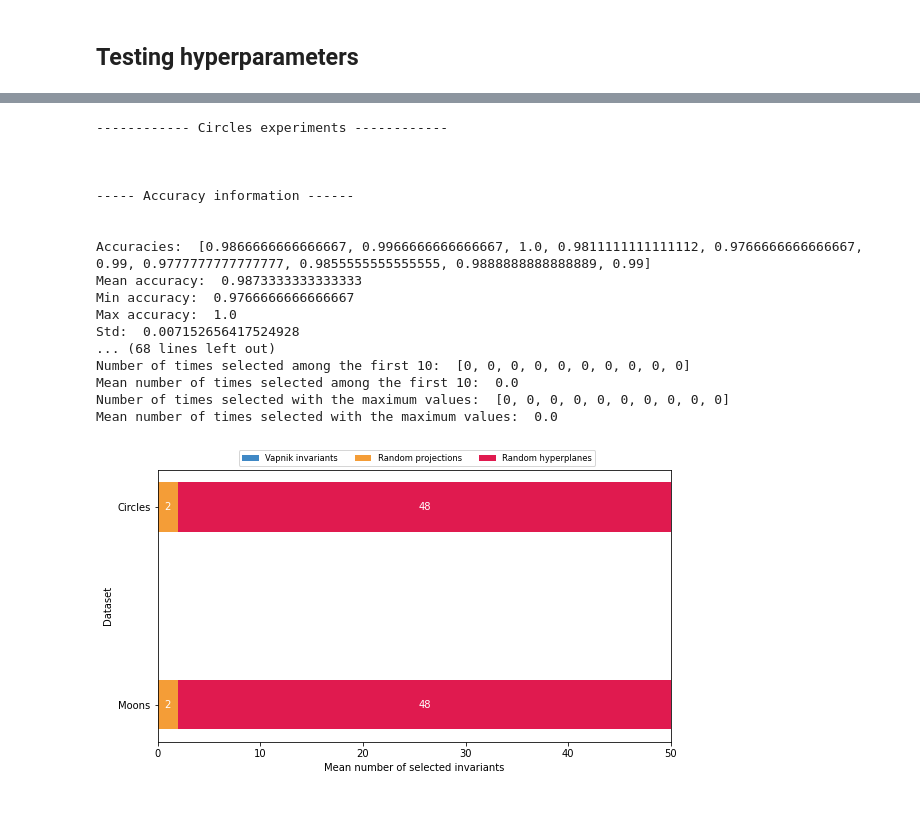
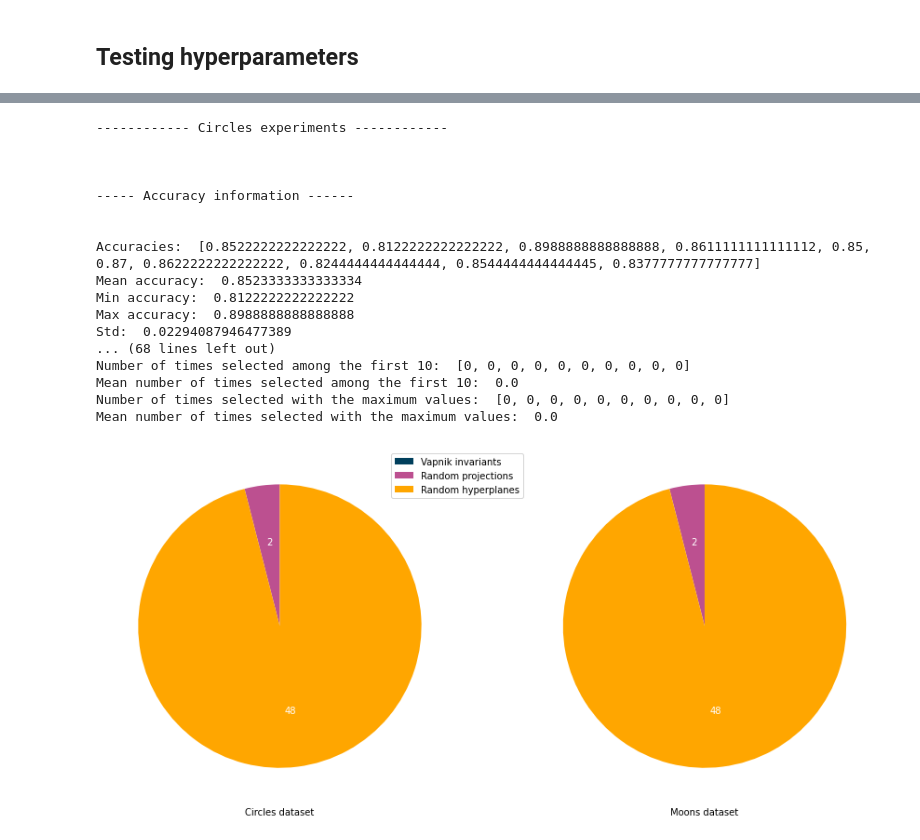
Before and after one commit to Vol0kin/LearningWithInvariants, a Jupyter notebook: experiments/Toy_Data_Experimentation.ipynb, the cells around one changed output, grey strips where cells are left out. Drawn from its saved outputs; the diff is of its cells as text; code cells hidden in the pictures; blank space fills up the shorter version.

Commit message:
Fix experimentations visualizations

```diff
--- a/experiments/Toy_Data_Experimentation.ipynb
+++ b/experiments/Toy_Data_Experimentation.ipynb
@@ -48,19 +43,19 @@ plot_datasets(datasets, ['Circles dataset', 'Moons dataset'])
 # %% [markdown]
 ## Testing hyperparameters
 # %%
-def plot_decision_boundary(clf, X, y, ax, title=''):
+def plot_decision_boundary(clf, X, y, ax, level=0.5, min_val=0.0, max_val=1.0, title=''):
     h = .02
     x_min, x_max = X[:, 0].min() - .2, X[:, 0].max() + .2
     y_min, y_max = X[:, 1].min() - .2, X[:, 1].max() + .2
     xx, yy = np.meshgrid(np.arange(x_min, x_max, h), np.arange(y_min, y_max, h))
     viz=np.c_[xx.ravel(),yy.ravel()]
-    Z = clf.predict_proba(viz, clip=False)
+    Z = clf.predict_proba(viz)
     Z = Z.reshape(xx.shape)
     cm = plt.cm.RdBu
     cm_bright = ListedColormap(['#FF0000', '#0000FF'])
     ax.set_title(title)
-    ax.contourf(xx, yy, Z, levels=np.linspace(-1.3,2.3,13), cmap=cm, alpha=.8)
-    ax.contour(xx, yy, Z, levels=[0.5], linestyles='dashed')
+    contour_surface = ax.contourf(xx, yy, Z, levels=np.linspace(min_val, max_val, 11), cmap=cm, alpha=.8)
+    ax.contour(xx, yy, Z, levels=[level], linestyles='dashed')
     ax.scatter(X[:,0], X[:,1], c=y, cmap=cm_bright, edgecolors='k')
     plt.tight_layout()
 
@@ -120,6 +152,9 @@ invariant_types = [InvariantTypes.VAPNIK, InvariantTypes.PROJECTION, InvariantTy
 
 n_invariants_circles = run_experiment_dataset(datasets[0], seeds, invariant_types, 'circles_decision_boundaries.png')
 n_invariants_moons = run_experiment_dataset(datasets[1], seeds, invariant_types, 'moons_decision_boundaries.png')
+
+run_ecoc_experiment_dataset(datasets[0], seeds, invariant_types, 'circles_decision_boundaries_ecoc.png')
+run_ecoc_experiment_dataset(datasets[1], seeds, invariant_types, 'moons_decision_boundaries_ecoc.png')
 # %% [output]
 Accuracy:  0.9922222222222222
 Accuracy:  0.9922222222222222
@@ -230,8 +273,8 @@ def run_large_experiment(dataset, seeds, invariant_types, title=''):
 
     return n_selected, first_selected, max_selected
 # %%
-circles_n_selected, circles_first_selected, circles_max_selected = run_large_experiment(dataset, seeds, invariant_types, 'Circles experiments')
-moons_n_selected, moons_first_selected, moons_max_selected = run_large_experiment(dataset, seeds, invariant_types, 'Moons experiments')
+circles_n_selected, circles_first_selected, circles_max_selected = run_large_experiment(datasets[0], seeds, invariant_types, 'Circles experiments')
+moons_n_selected, moons_first_selected, moons_max_selected = run_large_experiment(datasets[1], seeds, invariant_types, 'Moons experiments')
 # %% [output]
 ------------ Circles experiments ------------
 
@@ -240,11 +283,11 @@ moons_n_selected, moons_first_selected, moons_max_selected = run_large_experimen
 ----- Accuracy information ------
 
 
-Accuracies:  [0.9866666666666667, 0.9966666666666667, 1.0, 0.9811111111111112, 0.9766666666666667, 0.99, 0.9777777777777777, 0.9855555555555555, 0.9888888888888889, 0.99]
-Mean accuracy:  0.9873333333333333
-Min accuracy:  0.9766666666666667
-Max accuracy:  1.0
-Std:  0.007152656417524928
+Accuracies:  [0.8522222222222222, 0.8122222222222222, 0.8988888888888888, 0.8611111111111112, 0.85, 0.87, 0.8622222222222222, 0.8244444444444444, 0.8544444444444445, 0.8377777777777777]
+Mean accuracy:  0.8523333333333334
+Min accuracy:  0.8122222222222222
+Max accuracy:  0.8988888888888888
+Std:  0.02294087946477389
 ... (68 lines left out)
 Number of times selected among the first 10:  [0, 0, 0, 0, 0, 0, 0, 0, 0, 0]
 Mean number of times selected among the first 10:  0.0
@@ -253,47 +296,42 @@ Mean number of times selected with the maximum values:  0.0
 # %%
 # Source: https://matplotlib.org/stable/gallery/lines_bars_and_markers/horizontal_barchart_distribution.html
 
 total_selected_means = {
     'Circles': [
         np.round(np.mean(circles_n_selected[InvariantTypes.VAPNIK])),
         np.round(np.mean(circles_n_selected[InvariantTypes.PROJECTION])),
         np.round(np.mean(circles_n_selected[InvariantTypes.HYPERPLANE])),
     ],
     'Moons': [
         np.round(np.mean(moons_n_selected[InvariantTypes.VAPNIK])),
         np.round(np.mean(moons_n_selected[InvariantTypes.PROJECTION])),
         np.round(np.mean(moons_n_selected[InvariantTypes.HYPERPLANE])),
     ],
 }
 
-labels = list(total_selected_means.keys())
-data = np.array(list(total_selected_means.values()))
-data_cum = data.cumsum(axis=1)
 
-category_colors = ["#3f88c5", "#f49d37", "#e01a4f"]
+category_colors = ["#003f5c", "#bc5090", "#ffa600"]
 category_names = ["Vapnik invariants", "Random projections", "Random hyperplanes"]
 
-fig, ax = plt.subplots(figsize=(9.2, 5))
-ax.invert_yaxis()
-ax.xaxis.set_visible(True)
-ax.set_xlim(0, np.sum(data, axis=1).max())
-ax.set_ylabel('Dataset')
+fig, (ax1, ax2) = plt.subplots(1, 2, figsize=(15, 10))
 
-ax.set_xlabel('Mean number of selected invariants')
+autopct_func = lambda p: f'{p * 50 / 100:.0f}' if p > 0 else ''
 
-for i, (colname, color) in enumerate(zip(category_names, category_colors)):
-    widths = data[:, i]
-    starts = data_cum[:, i] - widths
-    rects = ax.barh(labels, widths, left=starts, height=0.25,
-                    label=colname, color=color)
+_, _, txt_1 = ax1.pie(total_selected_means['Circles'], colors=category_colors, autopct=autopct_func, startangle=90)
+_, _, txt_2 = ax2.pie(total_selected_means['Moons'], colors=category_colors, autopct=autopct_func, startangle=90)
 
-    if np.all(widths > 0.0):
-        text_color = 'white'
-        ax.bar_label(rects, label_type='center', color=text_color)
-ax.legend(ncol=len(category_names), bbox_to_anchor=(0.15, 1),
-          loc='lower left', fontsize='small')
+for text in txt_1:
+    text.set_color('white')
 
-plt.savefig("mean_num_selected_invariants.png")
+for text in txt_2:
+    text.set_color('white')
+
+ax1.set_xlabel('Circles dataset')
+ax2.set_xlabel('Moons dataset')
+
+plt.legend(labels=category_names, loc="upper left", bbox_to_anchor=(-0.4, 1))
+
+plt.savefig("mean_num_selected.png")
 plt.show()
 # %% [output]
-[figure, old version]
+[figure, new version]
```
Also changed, not shown: parts of 6 cells of this notebook.
